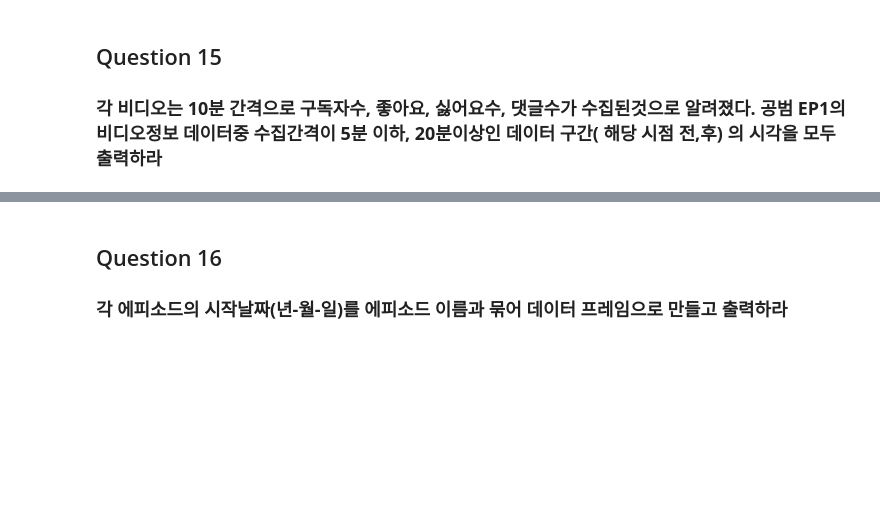
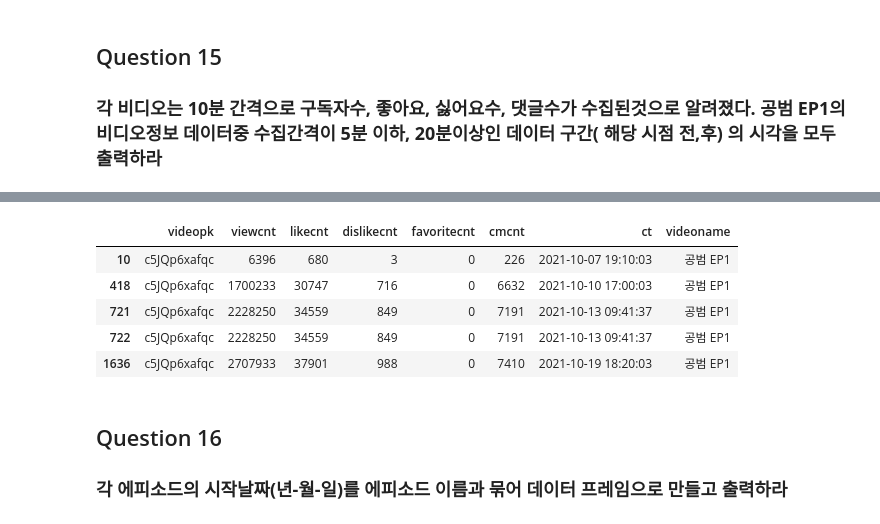
Before and after one commit to applesatang/my, a Jupyter notebook: pandas/1q.ipynb, the cells around one changed output, grey strips where cells are left out. Drawn from its saved outputs; the diff is of its cells as text; code cells hidden in the pictures; blank space fills up the shorter version.

```diff
--- a/pandas/1q.ipynb
+++ b/pandas/1q.ipynb
@@ -127,3 +194,6 @@ display(video.head())
 # %% [markdown]
 ## Question 11
 ### **각 데이터의 'ct'컬럼을 시간으로 인식할수 있게 datatype을 변경하고 video 데이터의 videoname의 각 value 마다 몇개의 데이터씩 가지고 있는지 확인하라**
+# %%
+channel['ct'] = channel.ct.astype('datetime64')
+video['ct'] = video.ct.astype('datetime64')
@@ -142,3 +287,15 @@ display(video.head())
+# %%
+import datetime
+ep1 = video.loc[video.videoname.str.contains('1')]
+ep1 = ep1.loc[(ep1.ct.diff() >= datetime.timedelta(minutes = 20)) | (ep1.ct.diff() <= datetime.timedelta(minutes = 5))]
+ep1
+# %% [output]
+|  | videopk | viewcnt | likecnt | dislikecnt | favoritecnt | cmcnt | ct | videoname |
+| 10 | c5JQp6xafqc | 6396 | 680 | 3 | 0 | 226 | 2021-10-07 19:10:03 | 공범 EP1 |
+| 418 | c5JQp6xafqc | 1700233 | 30747 | 716 | 0 | 6632 | 2021-10-10 17:00:03 | 공범 EP1 |
+| 721 | c5JQp6xafqc | 2228250 | 34559 | 849 | 0 | 7191 | 2021-10-13 09:41:37 | 공범 EP1 |
+| 722 | c5JQp6xafqc | 2228250 | 34559 | 849 | 0 | 7191 | 2021-10-13 09:41:37 | 공범 EP1 |
+| 1636 | c5JQp6xafqc | 2707933 | 37901 | 988 | 0 | 7410 | 2021-10-19 18:20:03 | 공범 EP1 |
 # %% [markdown]
 ## Question 16
 ### **각 에피소드의 시작날짜(년-월-일)를 에피소드 이름과 묶어 데이터 프레임으로 만들고 출력하라**
```
Also changed, not shown: parts of 37 cells of this notebook.
